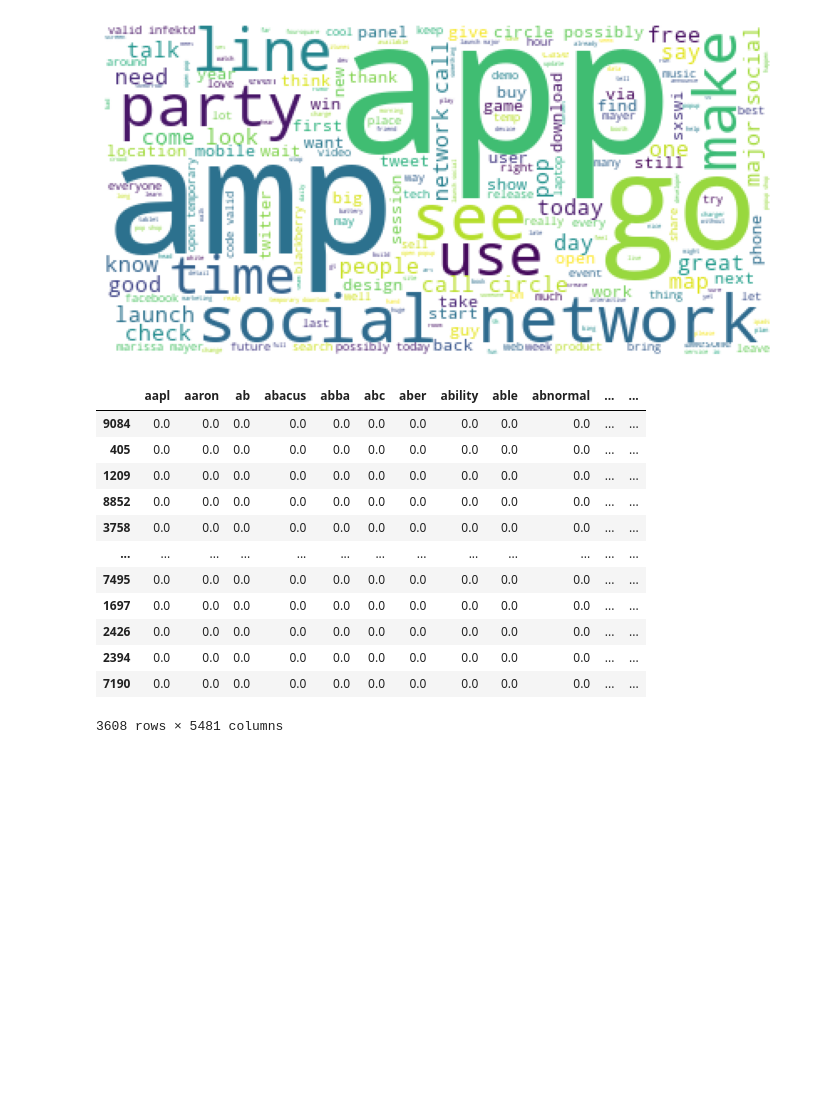
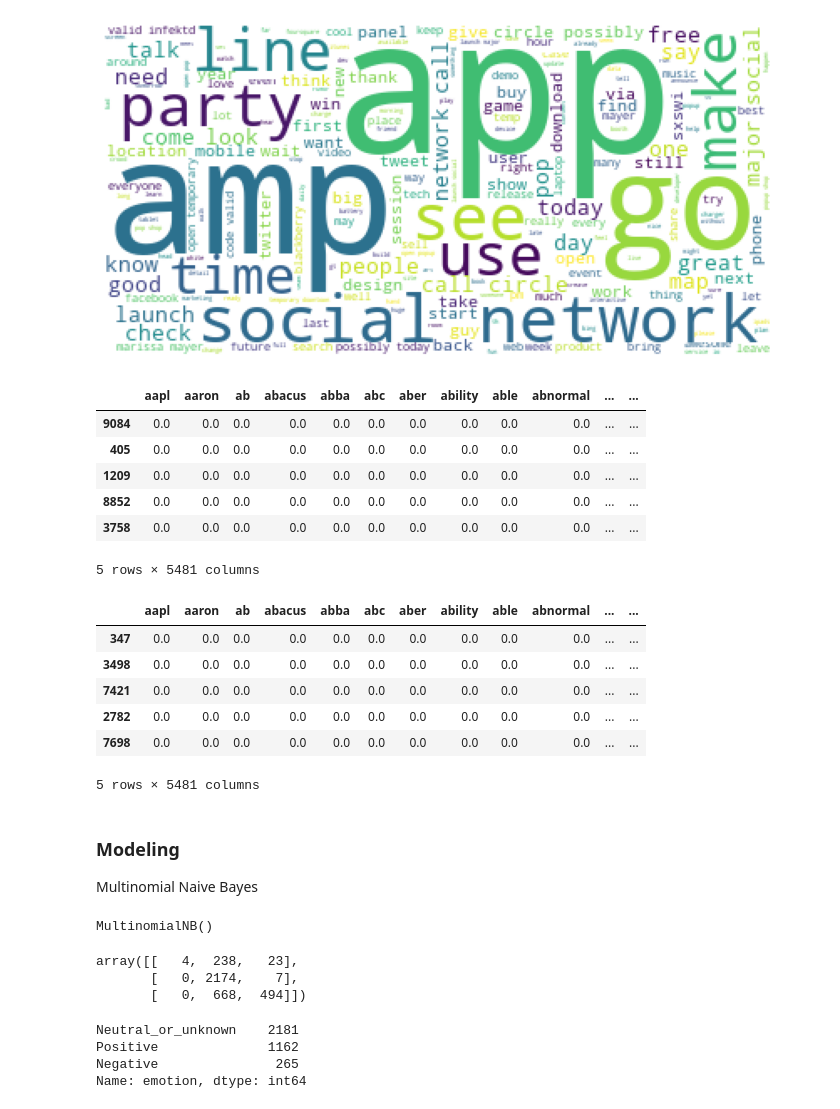
Before and after one commit to luluvalakdawala/NLP_for_tweet_sentiments, a Jupyter notebook: notebooks/exploratory/01_data_exploration.ipynb, the cells around one changed output. Drawn from its saved outputs; the diff is of its cells as text; code cells hidden in the pictures; blank space fills up the shorter version.

```diff
--- a/notebooks/exploratory/01_data_exploration.ipynb
+++ b/notebooks/exploratory/01_data_exploration.ipynb
@@ -367,18 +367,29 @@ X_t_vec = pd.DataFrame.sparse.from_spmatrix(X_t_vec)
 X_t_vec.columns = tfidfv.get_feature_names()
 X_t_vec.set_index(y_t.index, inplace=True)
 # %%
-X_t_vec
+X_t_vec.head()
 # %% [output]
 |  | aapl | aaron | ab | abacus | abba | abc | aber | ability | able | abnormal | ... | ... |
 | 9084 | 0.0 | 0.0 | 0.0 | 0.0 | 0.0 | 0.0 | 0.0 | 0.0 | 0.0 | 0.0 | ... | ... |
 | 405 | 0.0 | 0.0 | 0.0 | 0.0 | 0.0 | 0.0 | 0.0 | 0.0 | 0.0 | 0.0 | ... | ... |
 | 1209 | 0.0 | 0.0 | 0.0 | 0.0 | 0.0 | 0.0 | 0.0 | 0.0 | 0.0 | 0.0 | ... | ... |
 | 8852 | 0.0 | 0.0 | 0.0 | 0.0 | 0.0 | 0.0 | 0.0 | 0.0 | 0.0 | 0.0 | ... | ... |
 | 3758 | 0.0 | 0.0 | 0.0 | 0.0 | 0.0 | 0.0 | 0.0 | 0.0 | 0.0 | 0.0 | ... | ... |
-| ... | ... | ... | ... | ... | ... | ... | ... | ... | ... | ... | ... | ... |
-| 7495 | 0.0 | 0.0 | 0.0 | 0.0 | 0.0 | 0.0 | 0.0 | 0.0 | 0.0 | 0.0 | ... | ... |
-| 1697 | 0.0 | 0.0 | 0.0 | 0.0 | 0.0 | 0.0 | 0.0 | 0.0 | 0.0 | 0.0 | ... | ... |
-| 2426 | 0.0 | 0.0 | 0.0 | 0.0 | 0.0 | 0.0 | 0.0 | 0.0 | 0.0 | 0.0 | ... | ... |
-| 2394 | 0.0 | 0.0 | 0.0 | 0.0 | 0.0 | 0.0 | 0.0 | 0.0 | 0.0 | 0.0 | ... | ... |
-| 7190 | 0.0 | 0.0 | 0.0 | 0.0 | 0.0 | 0.0 | 0.0 | 0.0 | 0.0 | 0.0 | ... | ... |
-3608 rows × 5481 columns
+5 rows × 5481 columns
+# %%
+X_val_vec = tfidfv.transform(X_val)
+X_val_vec = pd.DataFrame.sparse.from_spmatrix(X_val_vec)
+X_val_vec.columns = tfidfv.get_feature_names()
+X_val_vec.set_index(y_val.index, inplace=True)
+X_val_vec.head()
+# %% [output]
+|  | aapl | aaron | ab | abacus | abba | abc | aber | ability | able | abnormal | ... | ... |
+| 347 | 0.0 | 0.0 | 0.0 | 0.0 | 0.0 | 0.0 | 0.0 | 0.0 | 0.0 | 0.0 | ... | ... |
+| 3498 | 0.0 | 0.0 | 0.0 | 0.0 | 0.0 | 0.0 | 0.0 | 0.0 | 0.0 | 0.0 | ... | ... |
+| 7421 | 0.0 | 0.0 | 0.0 | 0.0 | 0.0 | 0.0 | 0.0 | 0.0 | 0.0 | 0.0 | ... | ... |
+| 2782 | 0.0 | 0.0 | 0.0 | 0.0 | 0.0 | 0.0 | 0.0 | 0.0 | 0.0 | 0.0 | ... | ... |
+| 7698 | 0.0 | 0.0 | 0.0 | 0.0 | 0.0 | 0.0 | 0.0 | 0.0 | 0.0 | 0.0 | ... | ... |
+5 rows × 5481 columns
+# %% [markdown]
+### Modeling
+Multinomial Naive Bayes
@@ -384,0 +399,4 @@ X_t_vec
+# %%
+mnb.fit(X_t_vec, y_t)
+# %% [output]
+MultinomialNB()
@@ -384,0 +406,13 @@ X_t_vec
+# %%
+confusion_matrix(y_t, mnb.predict(X_t_vec))
+# %% [output]
+array([[   4,  238,   23],
+       [   0, 2174,    7],
+       [   0,  668,  494]])
+# %%
+y_t.value_counts()
+# %% [output]
+Neutral_or_unknown    2181
+Positive              1162
+Negative               265
+Name: emotion, dtype: int64
```
Also changed, not shown: parts of 6 cells of this notebook.
